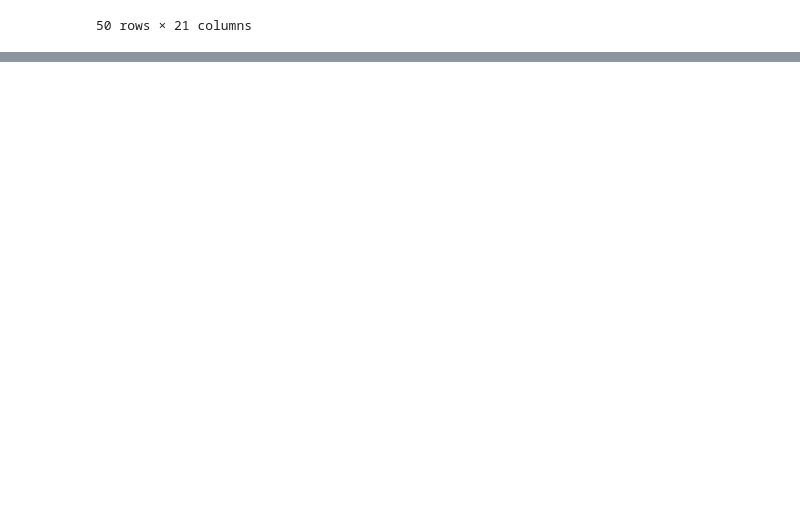
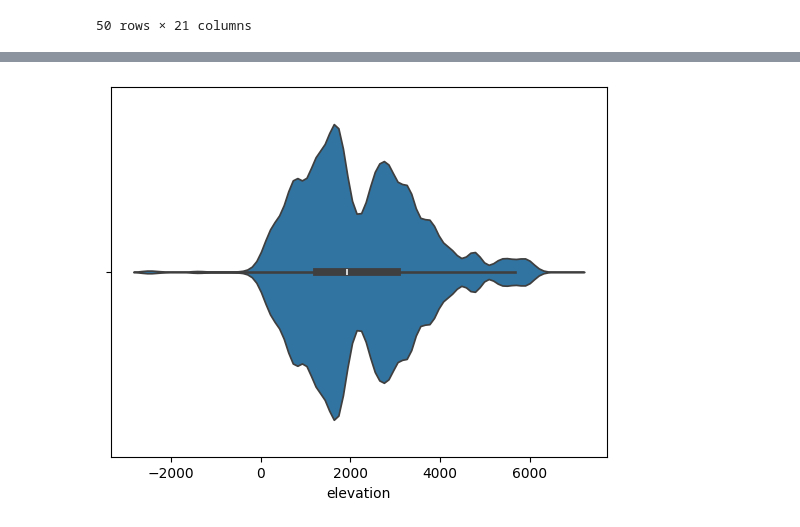
Before and after one commit to RoihansLab/Data-Mining-Project, a Jupyter notebook: Volcano_eruption.ipynb, the cells around one changed output, grey strips where cells are left out. Cells and saved outputs as stored; diff of their text form; code cells hidden in the pictures; blank space fills up the shorter version.

```diff
--- a/Volcano_eruption.ipynb
+++ b/Volcano_eruption.ipynb
@@ -693,3 +735,6 @@ files.download('volcano_gold_dataset_clean.csv')
 # %% [output]
 [interactive output not drawn]
 [interactive output not drawn]
+# %%
+df = pd.read_csv('/content/ready_ml.csv')
+df.head()
@@ -695,0 +764,6 @@ files.download('volcano_gold_dataset_clean.csv')
+# %%
+# Membuat boxplot untuk kolom 'Elevation'
+sns.violinplot(x=df['elevation'])
+plt.show()
+# %% [output]
+[figure, added]
```
Also changed, not shown: parts of 16 cells of this notebook.
